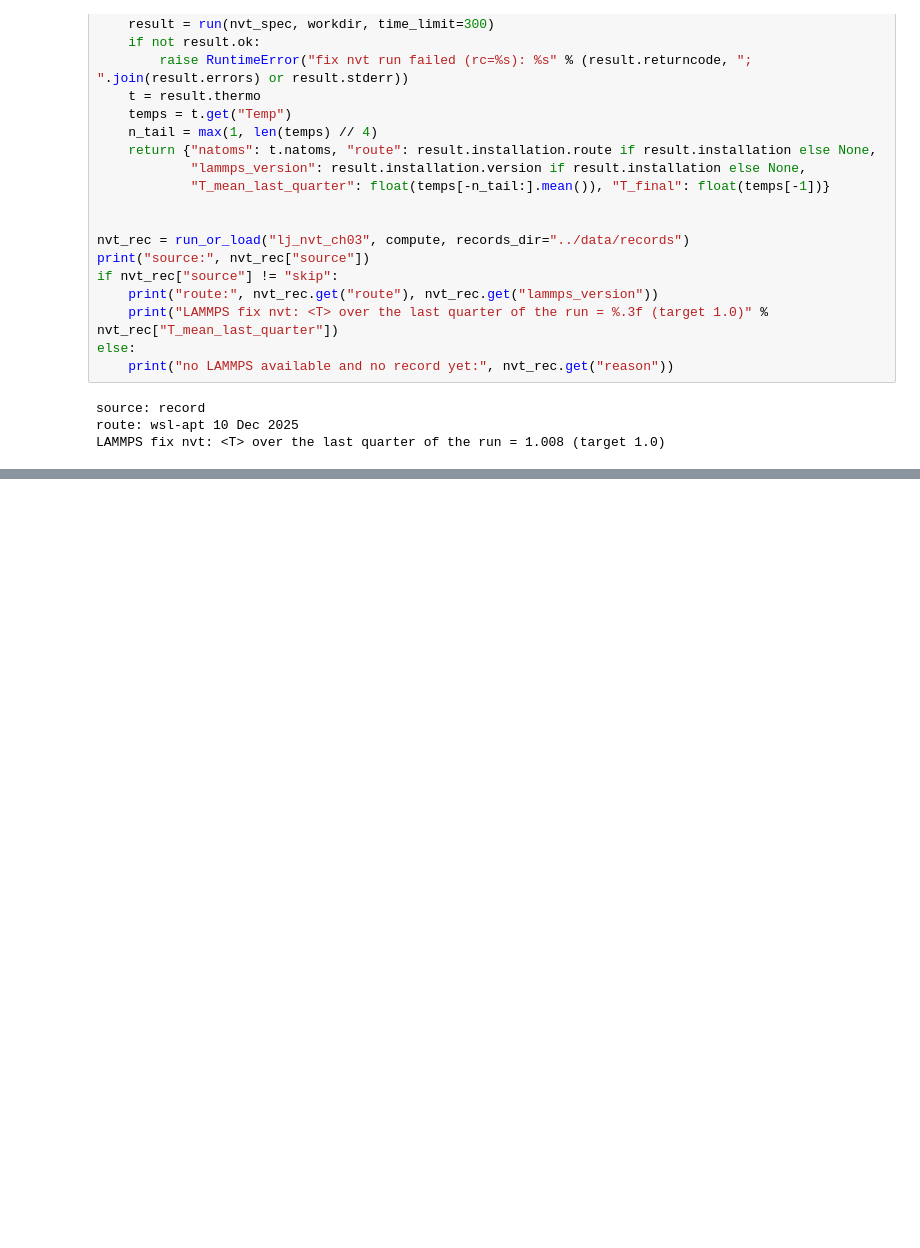
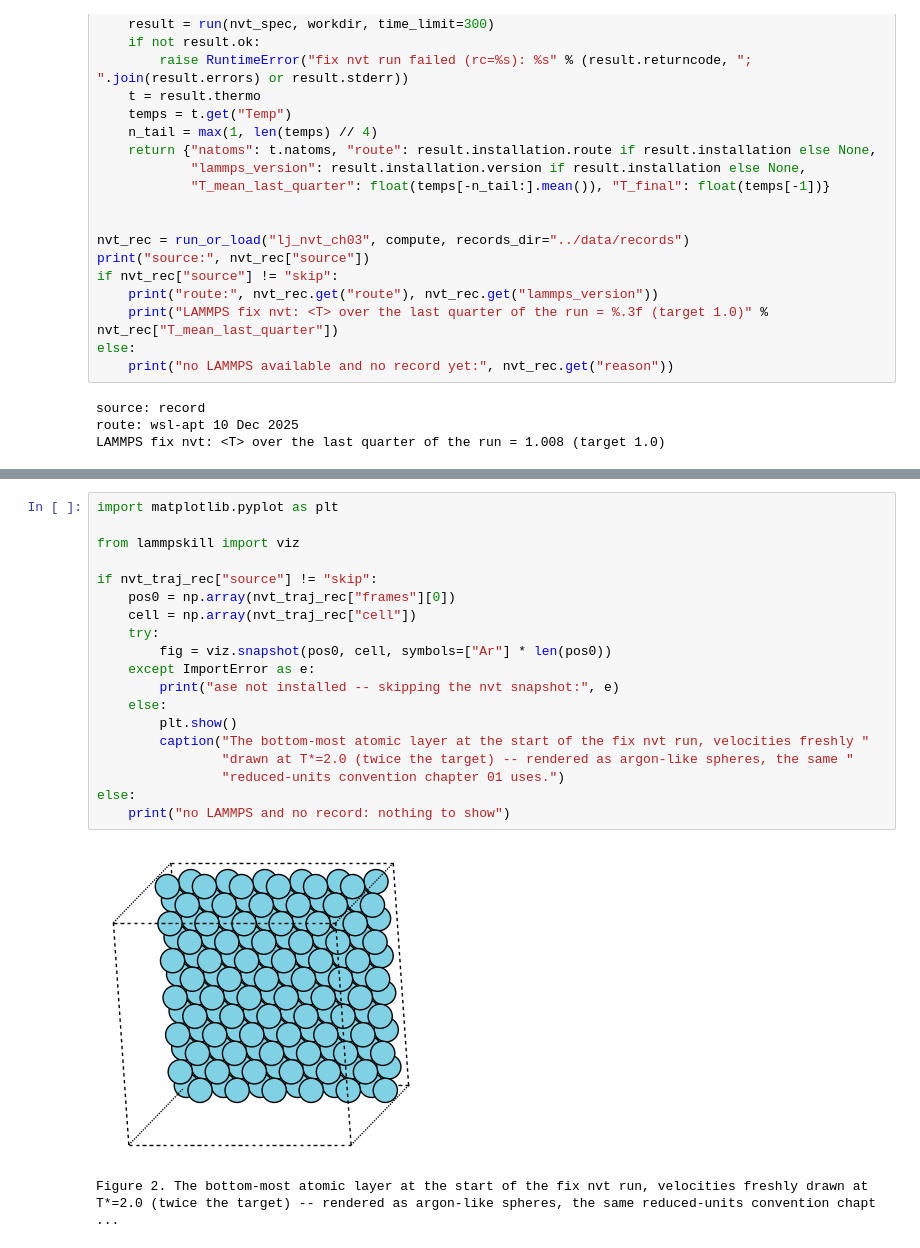
Before and after one commit to fabiocampolim-design/lammps-skill, a Jupyter notebook: chapters/LAMMPS_03_Thermostats.ipynb, the cells around one changed output, grey strips where cells are left out. Drawn from its saved outputs; the diff is of its cells as text; blank space fills up the shorter version.

```diff
--- a/chapters/LAMMPS_03_Thermostats.ipynb
+++ b/chapters/LAMMPS_03_Thermostats.ipynb
@@ -235,0 +259,22 @@ chapter 03: 4 claim(s) checked
+# %%
+import matplotlib.pyplot as plt
+
+from lammpskill import viz
+
+if nvt_traj_rec["source"] != "skip":
+    pos0 = np.array(nvt_traj_rec["frames"][0])
+    cell = np.array(nvt_traj_rec["cell"])
+    try:
+        fig = viz.snapshot(pos0, cell, symbols=["Ar"] * len(pos0))
+    except ImportError as e:
+        print("ase not installed -- skipping the nvt snapshot:", e)
+    else:
+        plt.show()
+        caption("The bottom-most atomic layer at the start of the fix nvt run, velocities freshly "
+                "drawn at T*=2.0 (twice the target) -- rendered as argon-like spheres, the same "
+                "reduced-units convention chapter 01 uses.")
+else:
+    print("no LAMMPS and no record: nothing to show")
+# %% [output]
+[figure, added]
+Figure 2. The bottom-most atomic layer at the start of the fix nvt run, velocities freshly drawn at T*=2.0 (twice the target) -- rendered as argon-like spheres, the same reduced-units convention chapt ...
```
Also changed, not shown: parts of 10 cells of this notebook, 21 other files.
